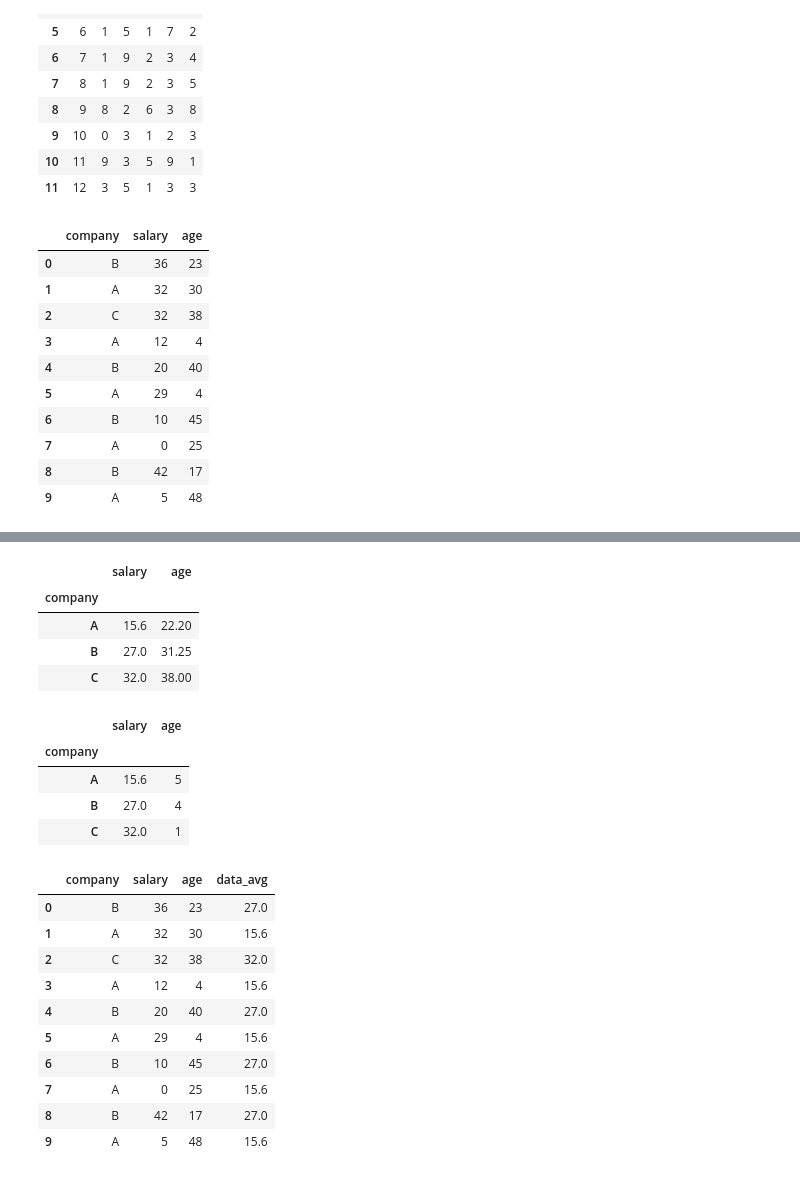
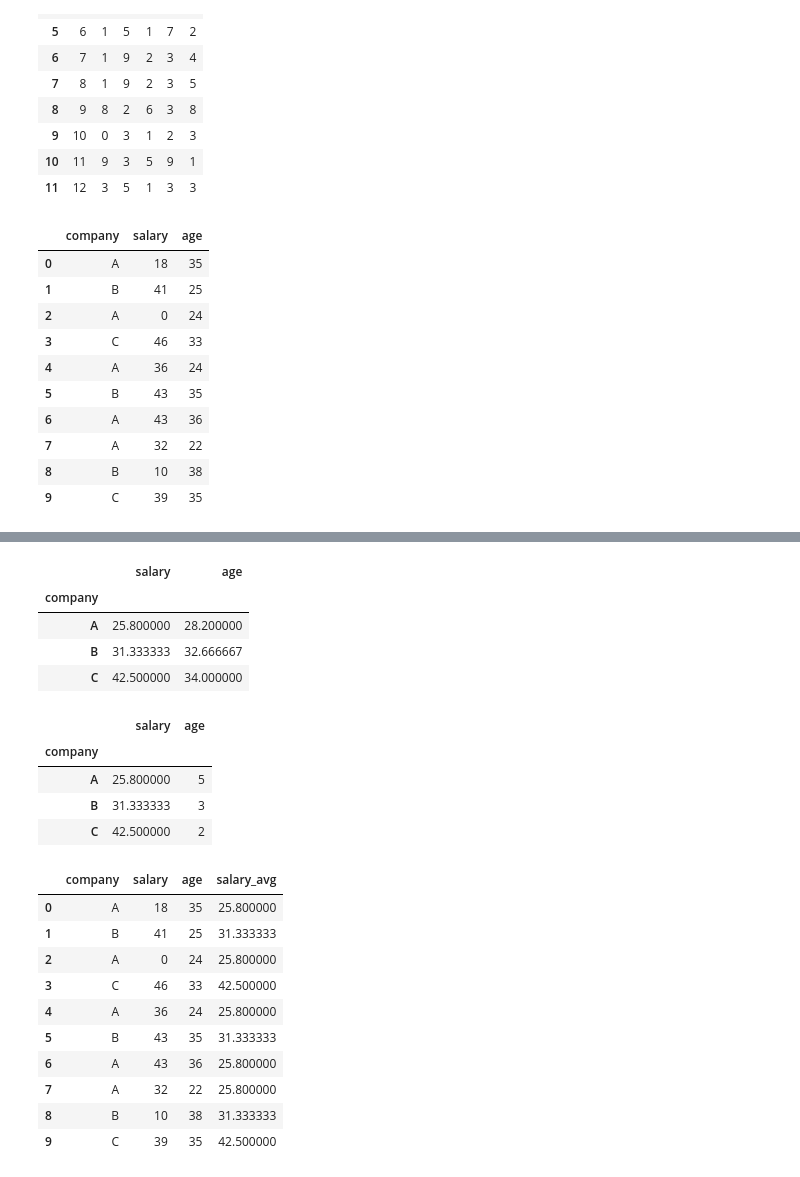
Before and after one commit to sarbbb/ML100Days, a Jupyter notebook: homework/Day13.ipynb, the cells around one changed output, grey strips where cells are left out. Saved outputs shown, nothing was run; the diff lists cells and outputs as text; code cells hidden in the pictures.

```diff
--- a/homework/Day13.ipynb
+++ b/homework/Day13.ipynb
@@ -209,51 +231,54 @@ company = ['A','B','C']
 
 df10 = pd.DataFrame({'company':[company[x] for x in np.random.randint(0,len(company),10)],
                     'salary':np.random.randint(0,50,10),
-                    'age':np.random.randint(0,50,10)})
+                    'age':np.random.randint(22,40,10)})
 df10
 # %% [output]
 |  | company | salary | age |
-| 0 | B | 36 | 23 |
-| 1 | A | 32 | 30 |
-| 2 | C | 32 | 38 |
-| 3 | A | 12 | 4 |
-| 4 | B | 20 | 40 |
-| 5 | A | 29 | 4 |
-| 6 | B | 10 | 45 |
-| 7 | A | 0 | 25 |
-| 8 | B | 42 | 17 |
-| 9 | A | 5 | 48 |
+| 0 | A | 18 | 35 |
+| 1 | B | 41 | 25 |
+| 2 | A | 0 | 24 |
+| 3 | C | 46 | 33 |
+| 4 | A | 36 | 24 |
+| 5 | B | 43 | 35 |
+| 6 | A | 43 | 36 |
+| 7 | A | 32 | 22 |
+| 8 | B | 10 | 38 |
+| 9 | C | 39 | 35 |
 # %% [markdown]
 ![image.png](attachment:image.png)
 圖片參考 取自：https://zhuanlan.zhihu.com/p/101284491
 # %%
+# 用groupby 聚合
 df10.groupby('company').agg('mean')
 # %% [output]
 |  | salary | age |
 | company |  |  |
-| A | 15.6 | 22.20 |
-| B | 27.0 | 31.25 |
-| C | 32.0 | 38.00 |
+| A | 25.800000 | 28.200000 |
+| B | 31.333333 | 32.666667 |
+| C | 42.500000 | 34.000000 |
 # %%
+# 用groupby 聚合(不同條件)
 df10.groupby('company').agg({'salary':'mean','age':'count'})
 # %% [output]
 |  | salary | age |
 | company |  |  |
-| A | 15.6 | 5 |
-| B | 27.0 | 4 |
-| C | 32.0 | 1 |
+| A | 25.800000 | 5 |
+| B | 31.333333 | 3 |
+| C | 42.500000 | 2 |
 # %%
-df10['data_avg'] = df10.groupby('company')['salary'].transform('mean')
+# 用transform新增一個欄位data_avg，把每一組company(A、B、C)的salary平均值貼在DataFrame後面
+df10['salary_avg'] = df10.groupby('company')['salary'].transform('mean')
 df10
 # %% [output]
-|  | company | salary | age | data_avg |
-| 0 | B | 36 | 23 | 27.0 |
-| 1 | A | 32 | 30 | 15.6 |
-| 2 | C | 32 | 38 | 32.0 |
-| 3 | A | 12 | 4 | 15.6 |
-| 4 | B | 20 | 40 | 27.0 |
-| 5 | A | 29 | 4 | 15.6 |
-| 6 | B | 10 | 45 | 27.0 |
-| 7 | A | 0 | 25 | 15.6 |
-| 8 | B | 42 | 17 | 27.0 |
-| 9 | A | 5 | 48 | 15.6 |
+|  | company | salary | age | salary_avg |
+| 0 | A | 18 | 35 | 25.800000 |
+| 1 | B | 41 | 25 | 31.333333 |
+| 2 | A | 0 | 24 | 25.800000 |
+| 3 | C | 46 | 33 | 42.500000 |
+| 4 | A | 36 | 24 | 25.800000 |
+| 5 | B | 43 | 35 | 31.333333 |
+| 6 | A | 43 | 36 | 25.800000 |
+| 7 | A | 32 | 22 | 25.800000 |
+| 8 | B | 10 | 38 | 31.333333 |
+| 9 | C | 39 | 35 | 42.500000 |
```
Also changed, not shown: parts of 2 cells of this notebook, 7 other files.
